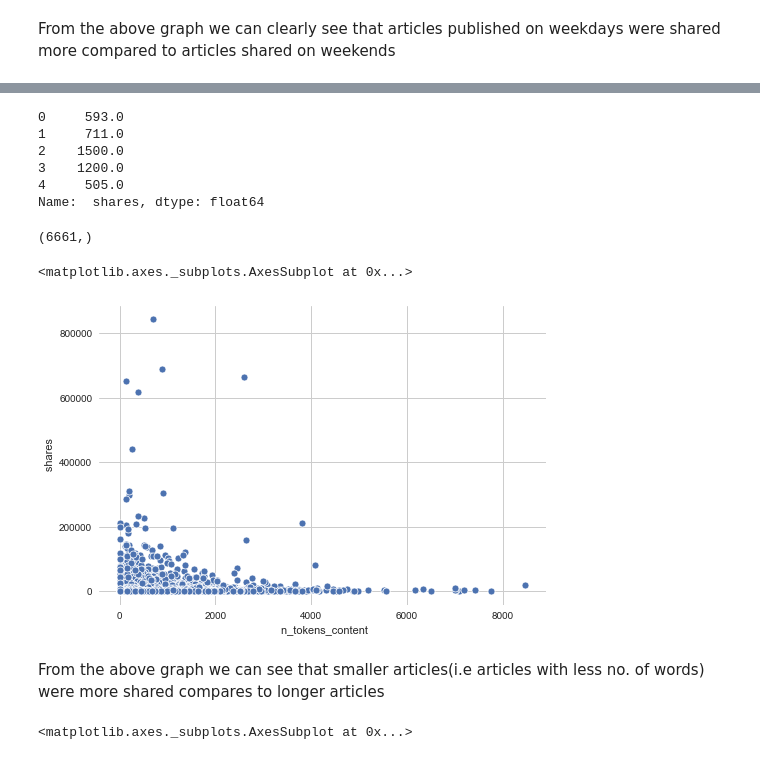
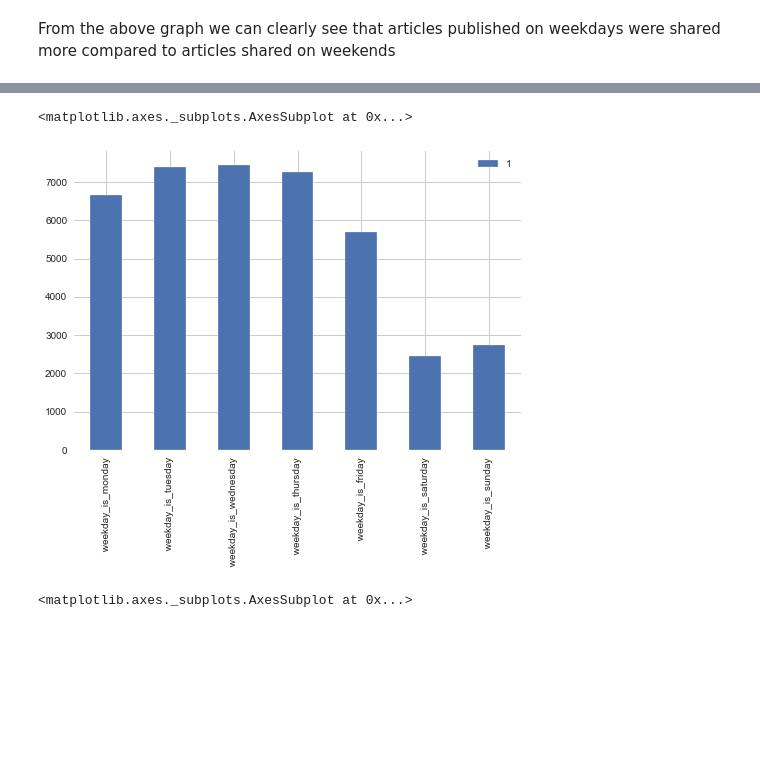
Before and after one commit to sam12321/Online-Article-Analysis, a Jupyter notebook: Edugrad Live Project.ipynb, the cells around one changed output, grey strips where cells are left out. Cells and saved outputs as stored; diff of their text form; code cells hidden in the pictures; blank space fills up the shorter version.

Commit message:
added days graph

```diff
--- a/Edugrad Live Project.ipynb
+++ b/Edugrad Live Project.ipynb
@@ -186,6 +194,6 @@ From the above graph we can clearly see that articles published on weekdays were
 # %%
 def getshares(col):
-    result=dat[dat[col]==1][' shares']
+    result=dat[dat[col]==1][col].value_counts()
     return result
 
 mon=getshares(' weekday_is_monday')
@@ -197,12 +205,3 @@ sat=getshares(' weekday_is_saturday')
 sun=getshares(' weekday_is_sunday')
 # %%
 df=pd.DataFrame([mon,tue,wed,thu,fri,sat,sun])
-# %%
-mon.head()
-# %% [output]
-0     593.0
-1     711.0
-2    1500.0
-3    1200.0
-4     505.0
-Name:  shares, dtype: float64
@@ -211,15 +208,8 @@ mon=dat[dat[' weekday_is_monday']==1][' shares']
-# %%
-mon.shape
-# %% [output]
-(6661,)
-# %%
-# Plotting a graph to compare no. of words with no. of shares
-sns.scatterplot(x=' n_tokens_content',y=' shares',data=dat)
-# %% [output]
-<matplotlib.axes._subplots.AxesSubplot at 0x...>
-[figure, removed]
-# %% [markdown]
-From the above graph we can see that smaller articles(i.e articles with  less no. of words) were more shared compares to longer articles
+# %%
+df.plot(kind='bar')
+# %% [output]
+<matplotlib.axes._subplots.AxesSubplot at 0x...>
+[figure, added]
 # %%
 sns.boxplot(x=dat[' is_weekend'],y=np.log(dat[' shares']))
 # %% [output]
```
Also changed, not shown: parts of 3 cells of this notebook.
